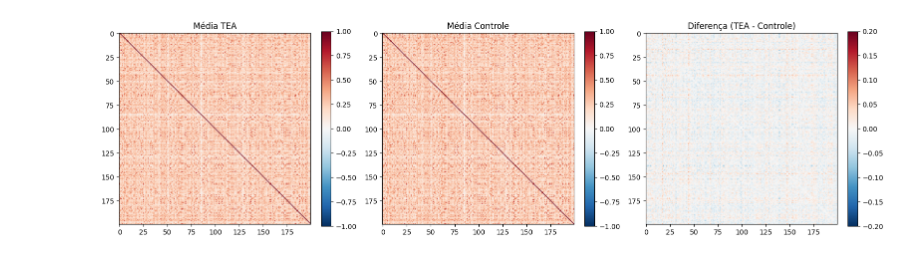
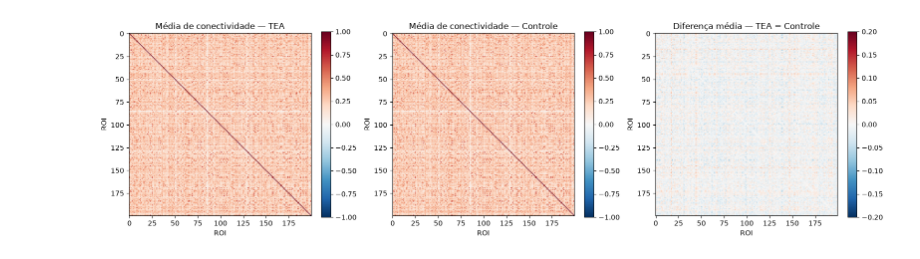
Before and after one commit to Dudamaiap/TCC_TEA, a Jupyter notebook: notebooks/06_Analise_Exploratoria_ABIDE.ipynb, the cells around one changed output. Saved outputs shown, nothing was run; the diff lists cells and outputs as text; code cells hidden in the pictures.

```diff
--- a/notebooks/06_Analise_Exploratoria_ABIDE.ipynb
+++ b/notebooks/06_Analise_Exploratoria_ABIDE.ipynb
@@ -103,18 +282,92 @@ Variância explicada pelos 2 componentes: 31.38%
 # %%
-media_tea = matrices[labels == 1].mean(axis=0)
-media_controle = matrices[labels == 2].mean(axis=0)
-diferenca = media_tea - media_controle
+# ============================================================
+# MATRIZES MÉDIAS POR GRUPO
+# ANÁLISE EXPLORATÓRIA E DIDÁTICA
+# ============================================================
 
-fig, axes = plt.subplots(1, 3, figsize=(16, 5))
-for ax, mat, titulo in zip(axes, [media_tea, media_controle, diferenca],
-                             ['Média TEA', 'Média Controle', 'Diferença (TEA - Controle)']):
-    im = ax.imshow(mat, cmap='RdBu_r', vmin=-1 if titulo != 'Diferença (TEA - Controle)' else -0.2,
-                   vmax=1 if titulo != 'Diferença (TEA - Controle)' else 0.2)
+media_tea = matrices[
+    labels == 1
+].mean(axis=0)
+
+media_controle = matrices[
+    labels == 2
+].mean(axis=0)
+
+diferenca = (
+    media_tea
+    - media_controle
+)
+
+fig, axes = plt.subplots(
+    1,
+    3,
+    figsize=(16, 5)
+)
+
+matrizes_plot = [
+    media_tea,
+    media_controle,
+    diferenca
+]
+
+titulos = [
+    'Média de conectividade — TEA',
+    'Média de conectividade — Controle',
+    'Diferença média — TEA − Controle'
+]
+
+for ax, mat, titulo in zip(
+    axes,
+    matrizes_plot,
+    titulos
+):
+    if 'Diferença' in titulo:
+        vmin = -0.2
+        vmax = 0.2
+    else:
+        vmin = -1
+        vmax = 1
+
+    im = ax.imshow(
+        mat,
+        cmap='RdBu_r',
+        vmin=vmin,
+        vmax=vmax
+    )
+
     ax.set_title(titulo)
-    plt.colorbar(im, ax=ax, fraction=0.046)
+    ax.set_xlabel('ROI')
+    ax.set_ylabel('ROI')
+
+    plt.colorbar(
+        im,
+        ax=ax,
+        fraction=0.046
+    )
 
 plt.tight_layout()
-plt.savefig(os.path.join(PATHS['figures'], '06_conectividade_media_por_grupo.png'), dpi=150)
+
+fig_path = (
+    PATHS['figures']
+    / '06_conectividade_media_por_grupo.png'
+)
+
+plt.savefig(
+    fig_path,
+    dpi=150,
+    bbox_inches='tight'
+)
+
 plt.show()
+
+print(
+    'Figura de conectividade média por grupo salva em:',
+    fig_path
+)
+
+print(
+    'Observação: as matrizes exibidas possuem finalidade '
+    'exclusivamente exploratória e didática.'
+)
 # %% [output]
-[figure, old version]
+[figure, new version]
```
Also changed, not shown: parts of 12 cells of this notebook.
